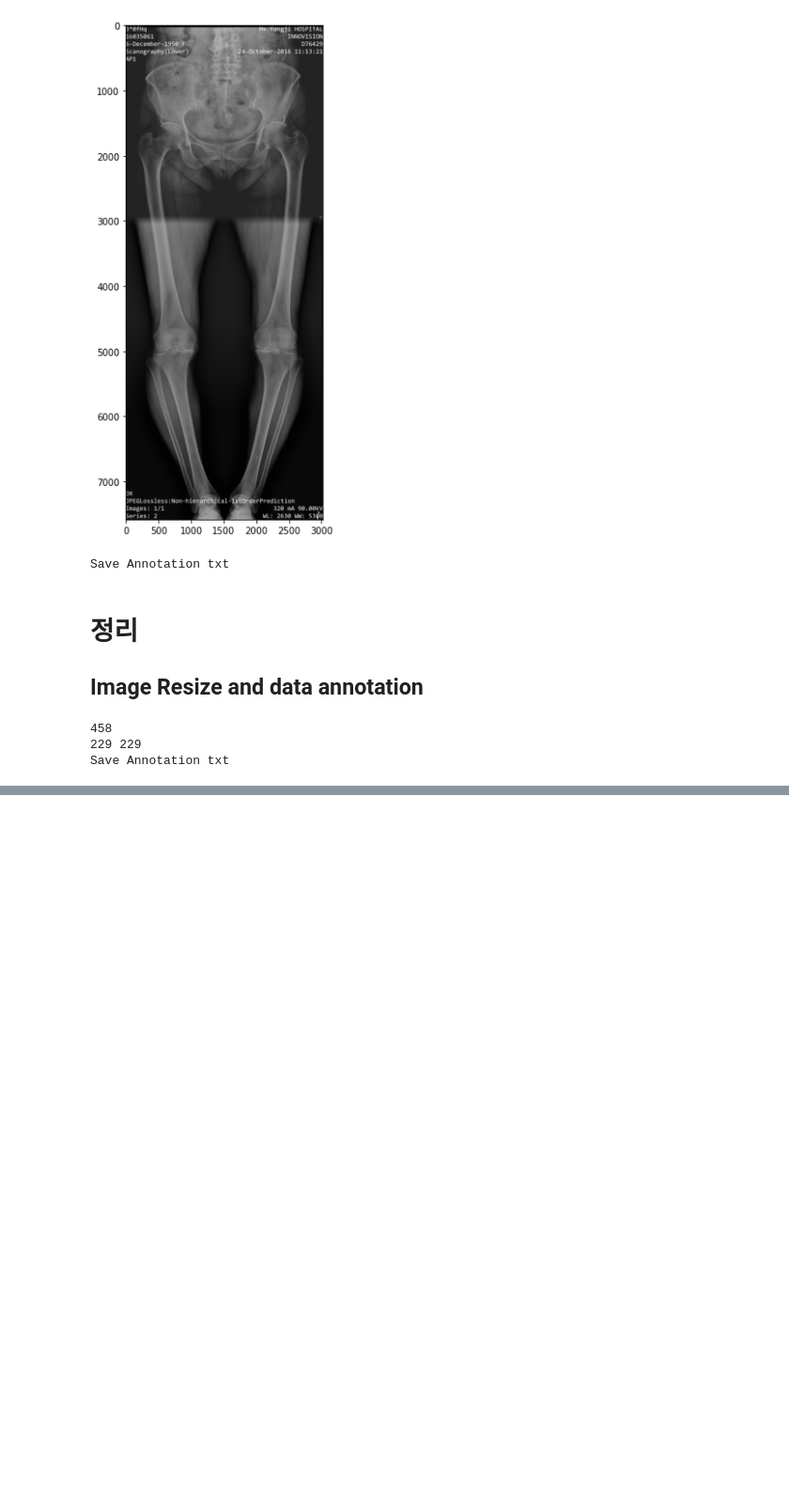
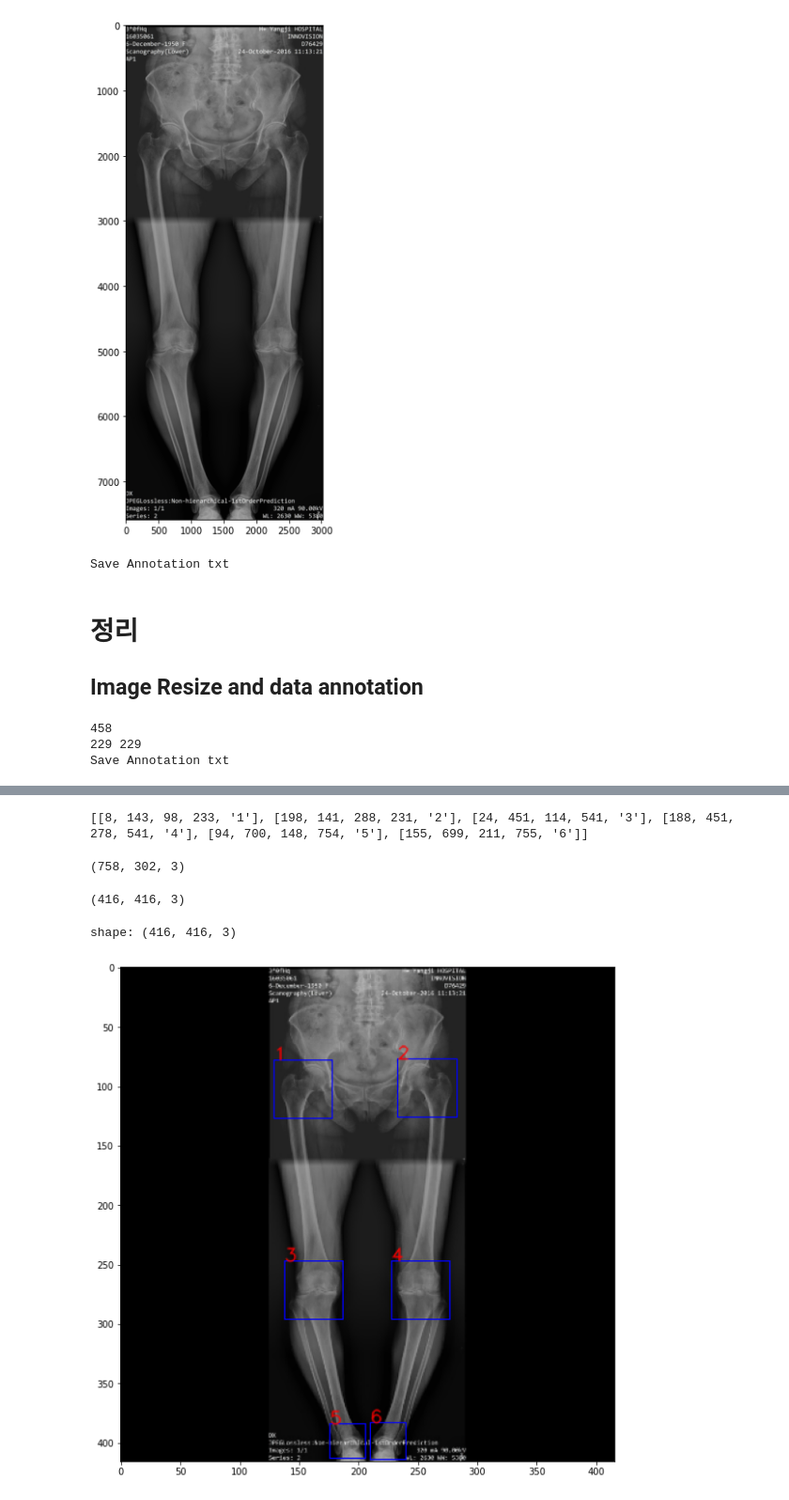
Before and after one commit to Lagom92/cnn_tutorial, a Jupyter notebook: 4. Detection yolo/EDA/resize_imgs_and_anno.ipynb, the cells around one changed output, grey strips where cells are left out. Shown at 94% size. Drawn from its saved outputs; the diff is of its cells as text; code cells hidden in the pictures; blank space fills up the shorter version.

```diff
--- a/4. Detection yolo/EDA/resize_imgs_and_anno.ipynb
+++ b/4. Detection yolo/EDA/resize_imgs_and_anno.ipynb
@@ -189,0 +322,54 @@ Save Annotation txt
+# %%
+# 좌표값을 리스트로 변환
+sr = df.iloc[0].tolist()
+bboxes = []
+for i in range(0, 29, 5):
+    box = []
+    box = sr[i:i+4]
+    box += str(sr[i+4])
+
+    bboxes.append(box)
+
+print(bboxes)
+# %% [output]
+[[8, 143, 98, 233, '1'], [198, 141, 288, 231, '2'], [24, 451, 114, 541, '3'], [188, 451, 278, 541, '4'], [94, 700, 148, 754, '5'], [155, 699, 211, 755, '6']]
+# %%
+path = train_data_path + train_data_lst[0]
+path
+
+image = cv2.imread(path)
+image.shape
+# %% [output]
+(758, 302, 3)
+# %%
+transform = A.Compose([
+    A.LongestMaxSize(max_size=416, always_apply=True),
+    A.PadIfNeeded(416, 416, always_apply=True, border_mode=0, value=[0, 0, 0])
+    ],
+    bbox_params = A.BboxParams(format='pascal_voc')
+)
+# %%
+data = transform(image=image, bboxes=bboxes)
+
+print(data['image'].shape)
+# %% [output]
+(416, 416, 3)
+# %%
+# show image with bbox and labels
+img = data['image']
+bboxes = data['bboxes']
+
+# bounding box
+for i in range(6):
+    coor = bboxes[i]
+
+    img = cv2.rectangle(img, (int(coor[0]), int(coor[1])), (int(coor[2]), int(coor[3])), (0, 0, 255), 1)
+    cv2.putText(img, coor[4], (int(coor[0]), int(coor[1])), cv2.FONT_ITALIC, 0.5, (255, 0, 0), 1, cv2.LINE_AA)
+
+print("shape:", img.shape)
+
+plt.imshow(img)
+plt.show()
+# %% [output]
+shape: (416, 416, 3)
+[figure, added]
```
Also changed, not shown: parts of 9 cells of this notebook.
